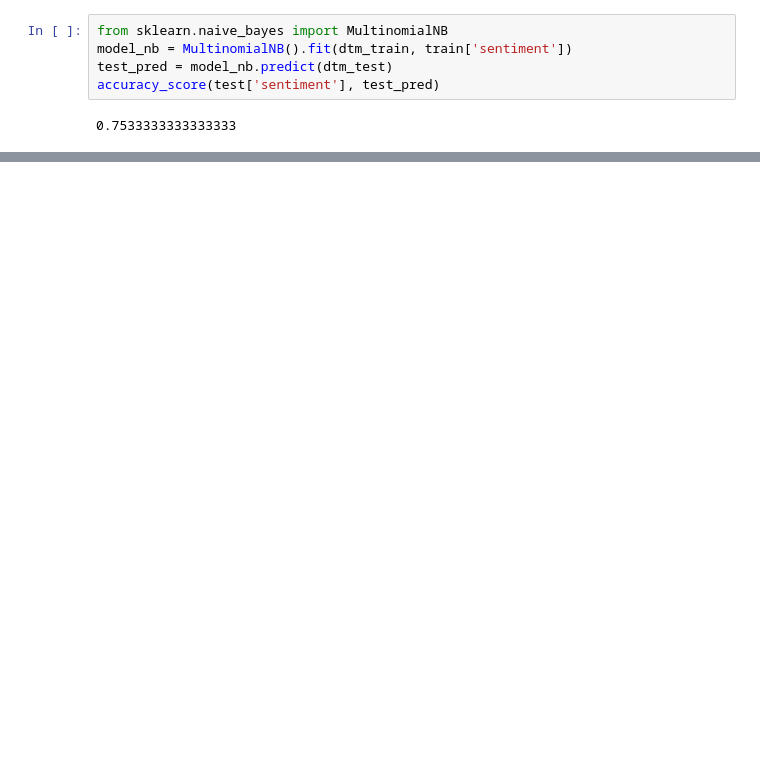
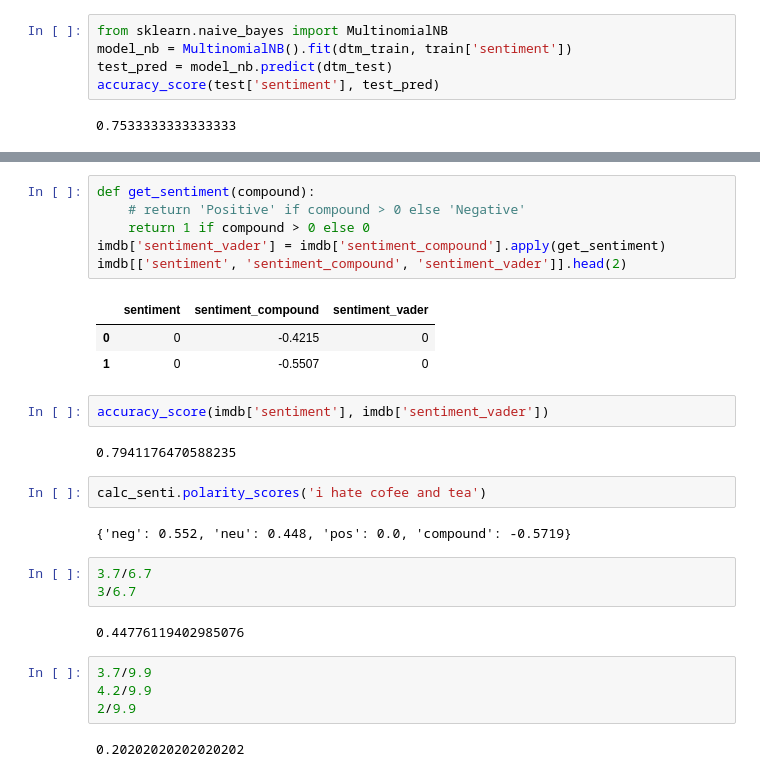
Before and after one commit to Arpan100494/text-analytics, a Jupyter notebook: TM-BNG-MAY-2019-DAY-2.ipynb, the cells around one changed output, grey strips where cells are left out. Saved outputs shown, nothing was run; the diff lists cells and outputs as text; blank space fills up the shorter version.

```diff
--- a/TM-BNG-MAY-2019-DAY-2.ipynb
+++ b/TM-BNG-MAY-2019-DAY-2.ipynb
@@ -66,0 +149,29 @@ accuracy_score(test['sentiment'], test_pred)
+# %%
+def get_sentiment(compound):
+    # return 'Positive' if compound > 0 else 'Negative'
+    return 1 if compound > 0 else 0
+imdb['sentiment_vader'] = imdb['sentiment_compound'].apply(get_sentiment)
+imdb[['sentiment', 'sentiment_compound', 'sentiment_vader']].head(2)
+# %% [output]
+|  | sentiment | sentiment_compound | sentiment_vader |
+| 0 | 0 | -0.4215 | 0 |
+| 1 | 0 | -0.5507 | 0 |
+# %%
+accuracy_score(imdb['sentiment'], imdb['sentiment_vader'])
+# %% [output]
+0.7941176470588235
+# %%
+calc_senti.polarity_scores('i hate cofee and tea')
+# %% [output]
+{'neg': 0.552, 'neu': 0.448, 'pos': 0.0, 'compound': -0.5719}
+# %%
+3.7/6.7
+3/6.7
+# %% [output]
+0.44776119402985076
+# %%
+3.7/9.9
+4.2/9.9
+2/9.9
+# %% [output]
+0.20202020202020202
```
Also changed, not shown: parts of 22 cells of this notebook.
